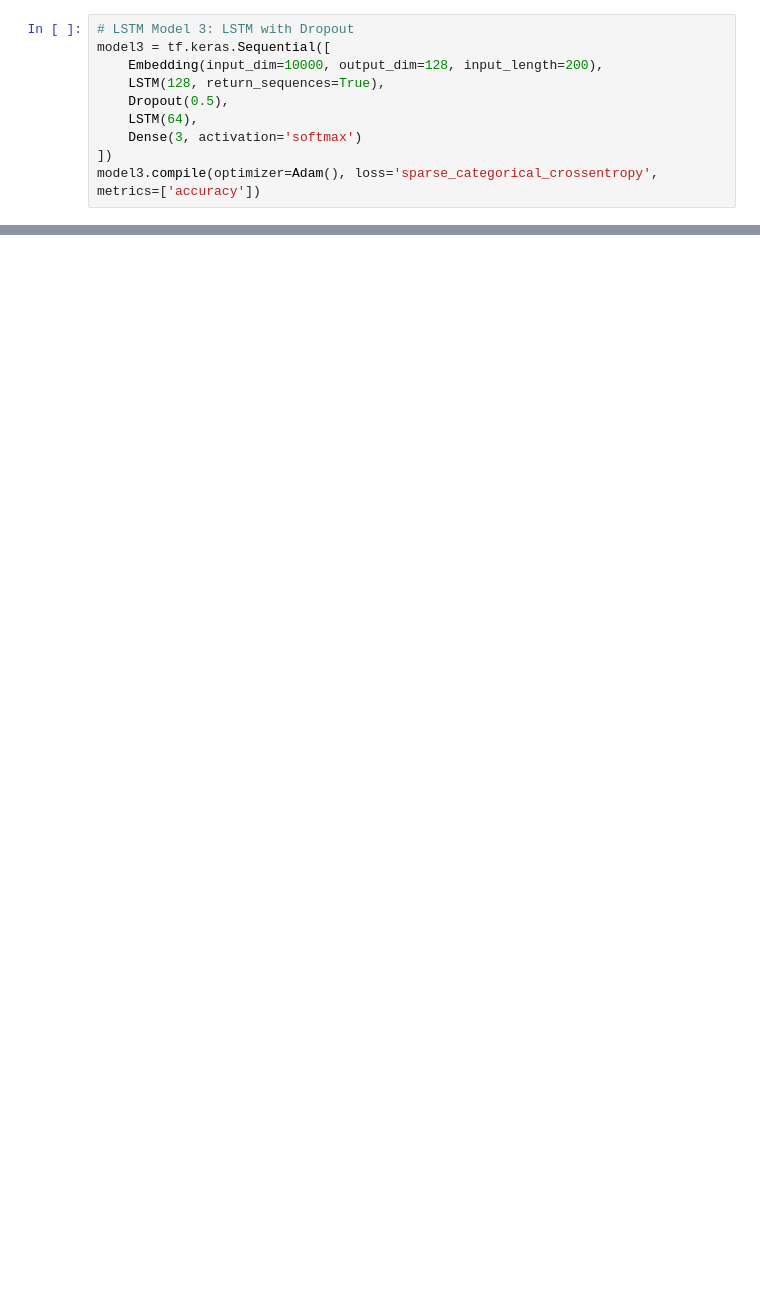
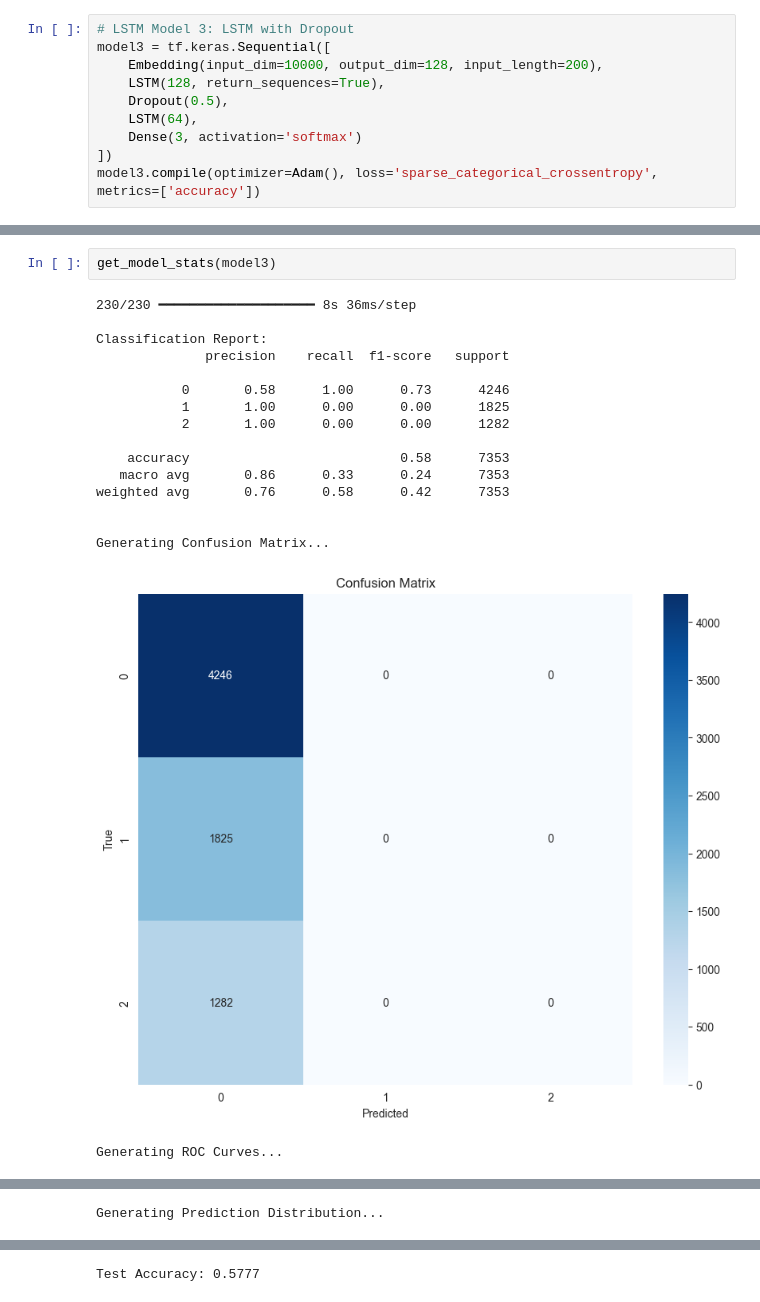
Before and after one commit to JDgomez2002/proj2-data-science, a Jupyter notebook: lstm.ipynb, the cells around one changed output, grey strips where cells are left out. Saved outputs shown, nothing was run; the diff lists cells and outputs as text; blank space fills up the shorter version.

```diff
--- a/lstm.ipynb
+++ b/lstm.ipynb
@@ -120,0 +261,20 @@ Epoch 5/5
+# %%
+get_model_stats(model3)
+# %% [output]
+230/230 ━━━━━━━━━━━━━━━━━━━━ 8s 36ms/step
+
+Classification Report:
+              precision    recall  f1-score   support
+
+           0       0.58      1.00      0.73      4246
+           1       1.00      0.00      0.00      1825
+           2       1.00      0.00      0.00      1282
+
+    accuracy                           0.58      7353
+   macro avg       0.86      0.33      0.24      7353
+weighted avg       0.76      0.58      0.42      7353
+
+
+Generating Confusion Matrix...
+[figure, added]
+Generating ROC Curves...
@@ -120,0 +282 @@ Epoch 5/5
+Generating Prediction Distribution...
@@ -120,0 +284 @@ Epoch 5/5
+Test Accuracy: 0.5777
```
Also changed, not shown: parts of 11 cells of this notebook.
